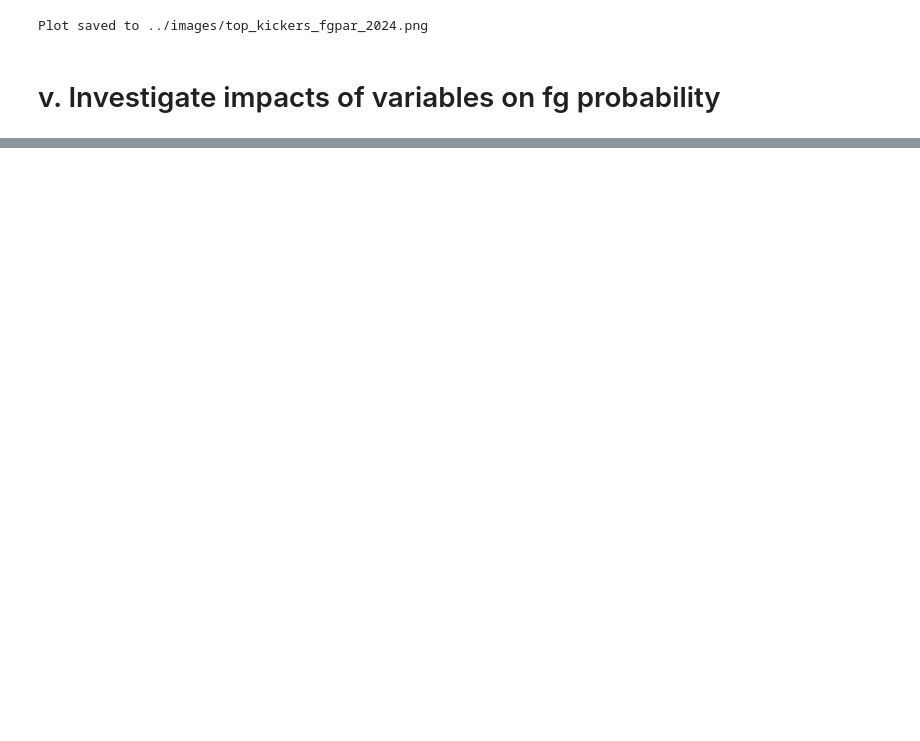
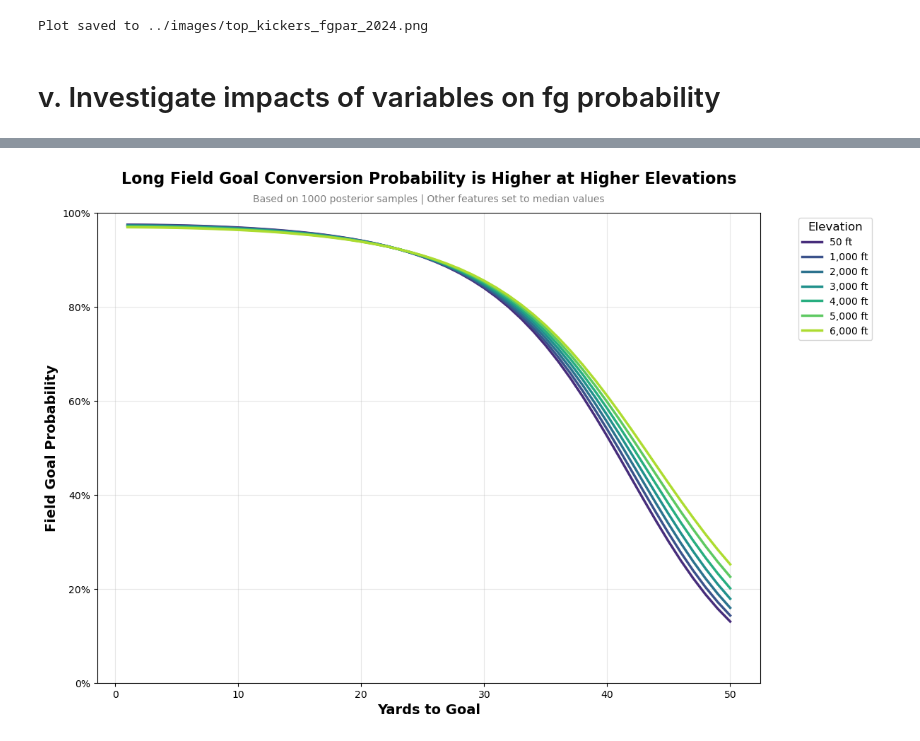
Before and after one commit to lneuendorf/nfl-field-goal-model, a Jupyter notebook: process/5_analysis.ipynb, the cells around one changed output, grey strips where cells are left out. Drawn from its saved outputs; the diff is of its cells as text; code cells hidden in the pictures; blank space fills up the shorter version.

```diff
--- a/process/5_analysis.ipynb
+++ b/process/5_analysis.ipynb
@@ -772,0 +1217,93 @@ Plot saved to ../images/top_kickers_fgpar_2024.png
+# %%
+# Set up elevations to test
+elevations = [50, 1000, 2000, 3000, 4000, 5000, 6000]  # in feet
+yardlines = np.arange(1, 51)  # 1-50 yards
+
+# Create figure
+plt.figure(figsize=(12, 8))
+plt.style.use('default')
+
+# Color palette for elevations
+colors = sns.color_palette("viridis", len(elevations))
+
+# Store results
+elevation_results = {elev: [] for elev in elevations}
+
+# Calculate probabilities for each elevation and yardline
+for elev in elevations:
+    for ytg in yardlines:
+        scaled_elevation = elev_scaler.transform([[elev]])[0, 0]
+        scaled_ytg_poly2 = ytg_scaler.transform(
+            poly.transform(pd.DataFrame([[ytg]], columns=['yardline_100']))
+        )[0, 1]
+        # Sample from posterior
+        probs = []
+        for i in sample_indices:
+            logit_p = (
+                alpha_samples[i]
+                + kicker_intercepts_median[i]
+                + kicker_slopes_median[i] * scaled_ytg_poly2
+                + beta_home_samples[i] * location['neutral']  # Assume neutral for this plot
+                + beta_timeofday_samples[i] * features['lighting_condition']
+                + beta_pressure_samples[i] * features['pressure_rating']
+                + beta_iced_samples[i] * features['iced_kicker']
+                + beta_pressure_iced_samples[i] * features['pressure_rating'] * features['iced_kicker']
+                + beta_season_samples[i] * features['season_scaled']
+                + beta_wind_samples[i] * features['wind_gust'] * features['outdoor_indicator']
+                + beta_wind_ytg_samples[i] * features['wind_gust'] * scaled_ytg_poly2 * features['outdoor_indicator']
+                + beta_temp_samples[i] * features['temperature'] * features['outdoor_indicator']
+                + beta_temp_ytg_samples[i] * features['temperature'] * scaled_ytg_poly2 * features ['outdoor_indicator']
+                + beta_precip_samples[i] * features['precipitation_chance'] * features['outdoor_indicator']
+                + beta_precip_ytg_samples[i] * features['precipitation_chance'] * scaled_ytg_poly2 * features['outdoor_indicator']
+                + beta_snow_samples[i] * features['snow_severity'] * features['outdoor_indicator']
+                + beta_snow_ytg_samples[i] * features['snow_severity'] *
+                + beta_elev_samples[i] * scaled_elevation * features['outdoor_indicator']
+                + beta_elev_ytg_samples[i] * scaled_elevation * scaled_ytg_poly2 * features['outdoor_indicator']
+            )
+            prob = 1 / (1 + np.exp(-logit_p))
+            probs.append(prob)
+
+        elevation_results[elev].append(np.mean(probs))
+
+# Plot each elevation
+for i, (elev, color) in enumerate(zip(elevations, colors)):
+    plt.plot(yardlines, elevation_results[elev],
+             label=f'{elev:,} ft',
+             color=color,
+             linewidth=2.5,
+             marker='o' if i % 2 == 0 else None,  # Alternate markers
+             markersize=0)
+
+# Formatting
+plt.title(
+    'Long Field Goal Conversion Probability is Higher at Higher Elevations',
+    fontsize=16,
+    fontweight='bold',
+    color='black',
+    x=0.5,  # Center the title
+    y=1.05  # Adjust vertical position
+)
+plt.xlabel('Yards to Goal', fontsize=14, fontweight='bold', color='black')
+plt.ylabel('Field Goal Probability', fontsize=14, fontweight='bold', color='black')
+plt.gca().yaxis.set_major_formatter(PercentFormatter(1.0))
+plt.ylim(0.0, 1.0)  # Probability range
+
+# Legend
+legend = plt.legend(title='Elevation', fontsize=10,
+                   bbox_to_anchor=(1.05, 1),
+                   loc='upper left')
+plt.setp(legend.get_title(), fontsize=12)
+
+# Grid and layout
+plt.grid(True, alpha=0.3)
+plt.tight_layout()
+
+# Add explanatory text
+plt.text(0.5, 1.04,  # Position: centered below the title
+         "Based on 1000 posterior samples | Other features set to median values",
+         ha='center', va='top', transform=plt.gca().transAxes,
+         fontsize=10, color='gray')
+
+plt.show()
+# %% [output]
+[figure, added]
```
Also changed, not shown: parts of 11 cells of this notebook, 1 other file.
